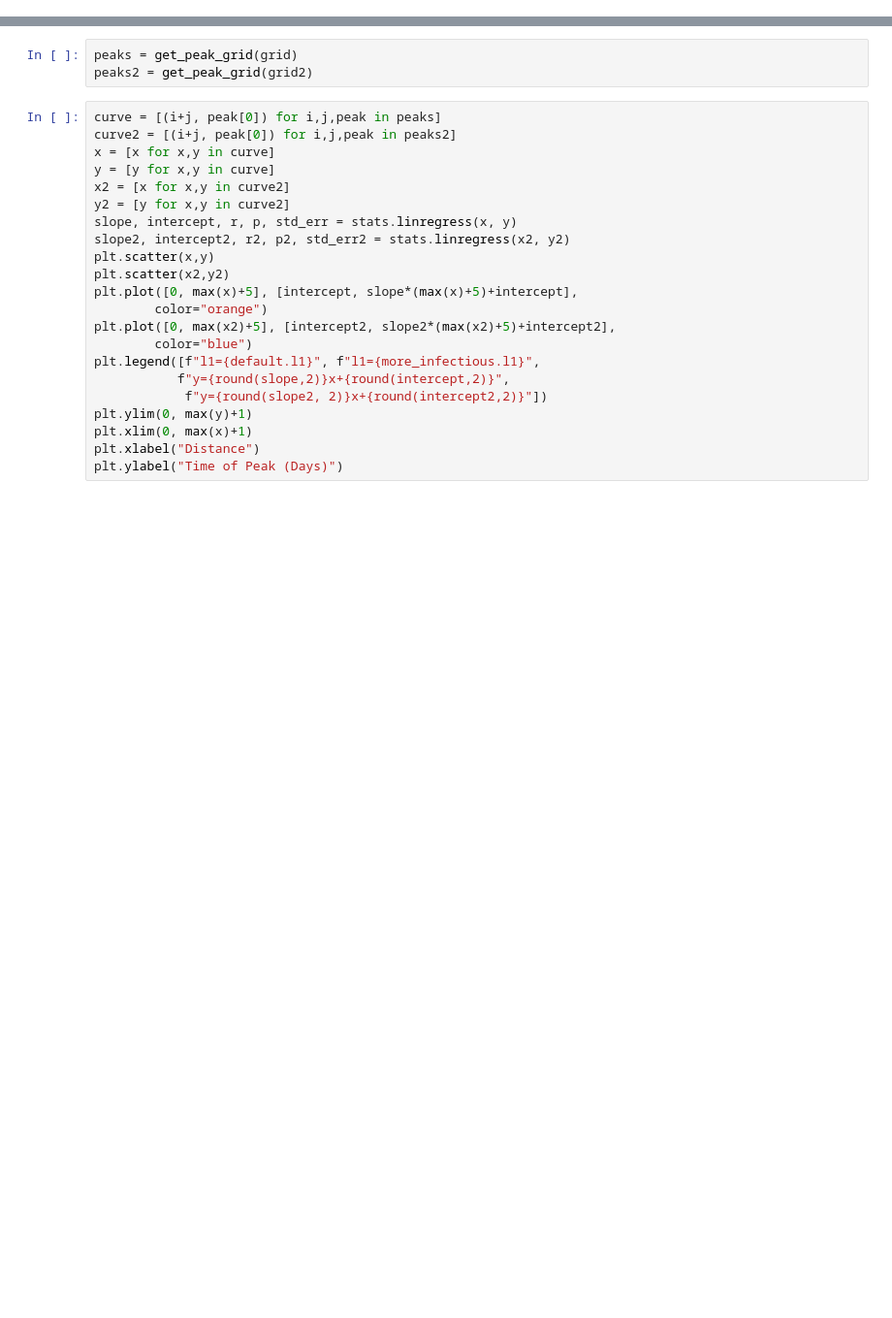
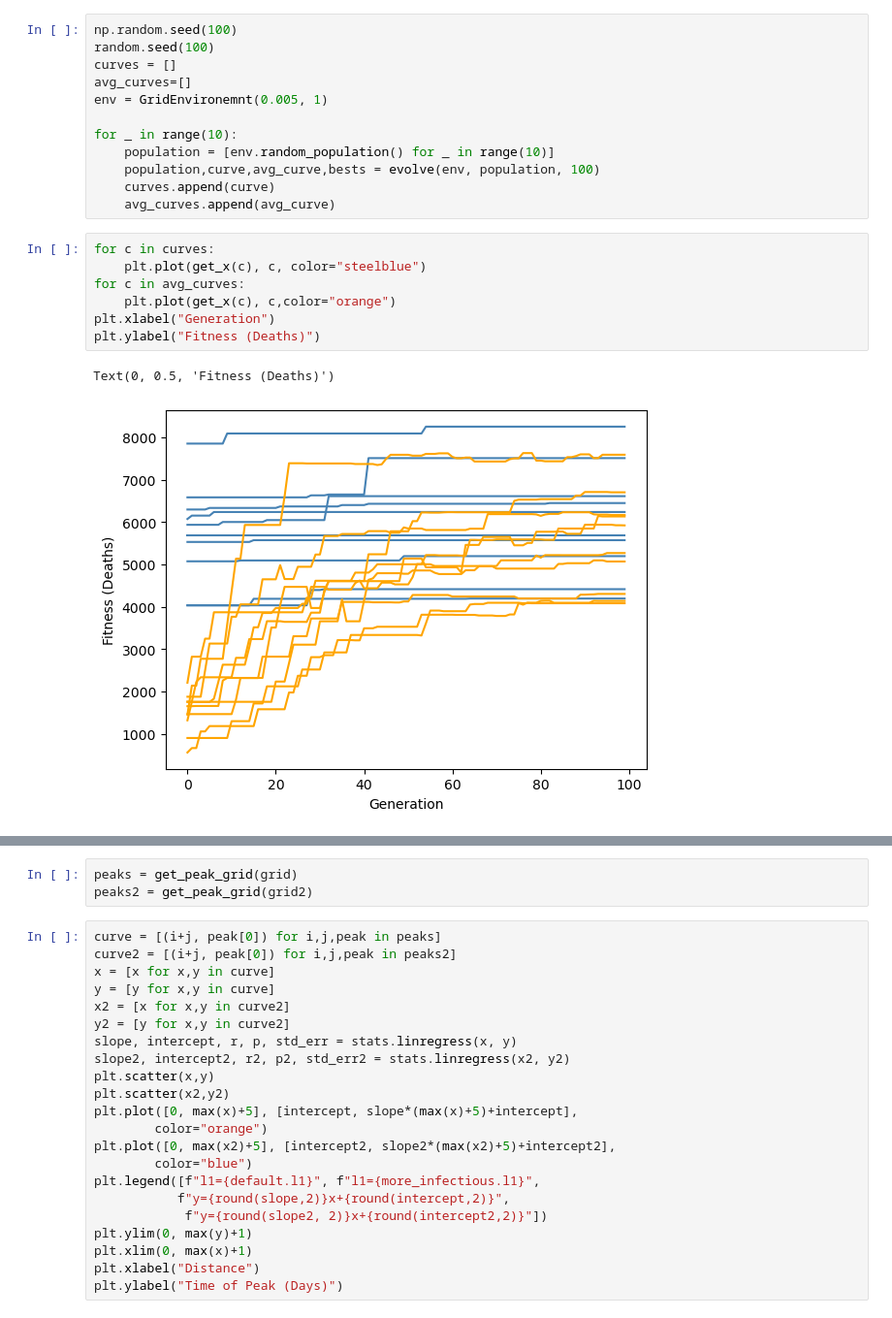
Before and after one commit to ScottBlyth/SIRD_Model, a Jupyter notebook: plots.ipynb, the cells around one changed output, grey strips where cells are left out. Shown: that part at 97% size. Saved outputs shown, nothing was run; the diff lists cells and outputs as text; blank space fills up the shorter version.

```diff
--- a/plots.ipynb
+++ b/plots.ipynb
@@ -87,0 +116,22 @@ def get_peak_grid(grid):
+# %%
+np.random.seed(100)
+random.seed(100)
+curves = []
+avg_curves=[]
+env = GridEnvironemnt(0.005, 1)
+
+for _ in range(10):
+    population = [env.random_population() for _ in range(10)]
+    population,curve,avg_curve,bests = evolve(env, population, 100)
+    curves.append(curve)
+    avg_curves.append(avg_curve)
+# %%
+for c in curves:
+    plt.plot(get_x(c), c, color="steelblue")
+for c in avg_curves:
+    plt.plot(get_x(c), c,color="orange")
+plt.xlabel("Generation")
+plt.ylabel("Fitness (Deaths)")
+# %% [output]
+Text(0, 0.5, 'Fitness (Deaths)')
+[figure, added]
```
Also changed, not shown: parts of 18 cells of this notebook, 8 other files.
